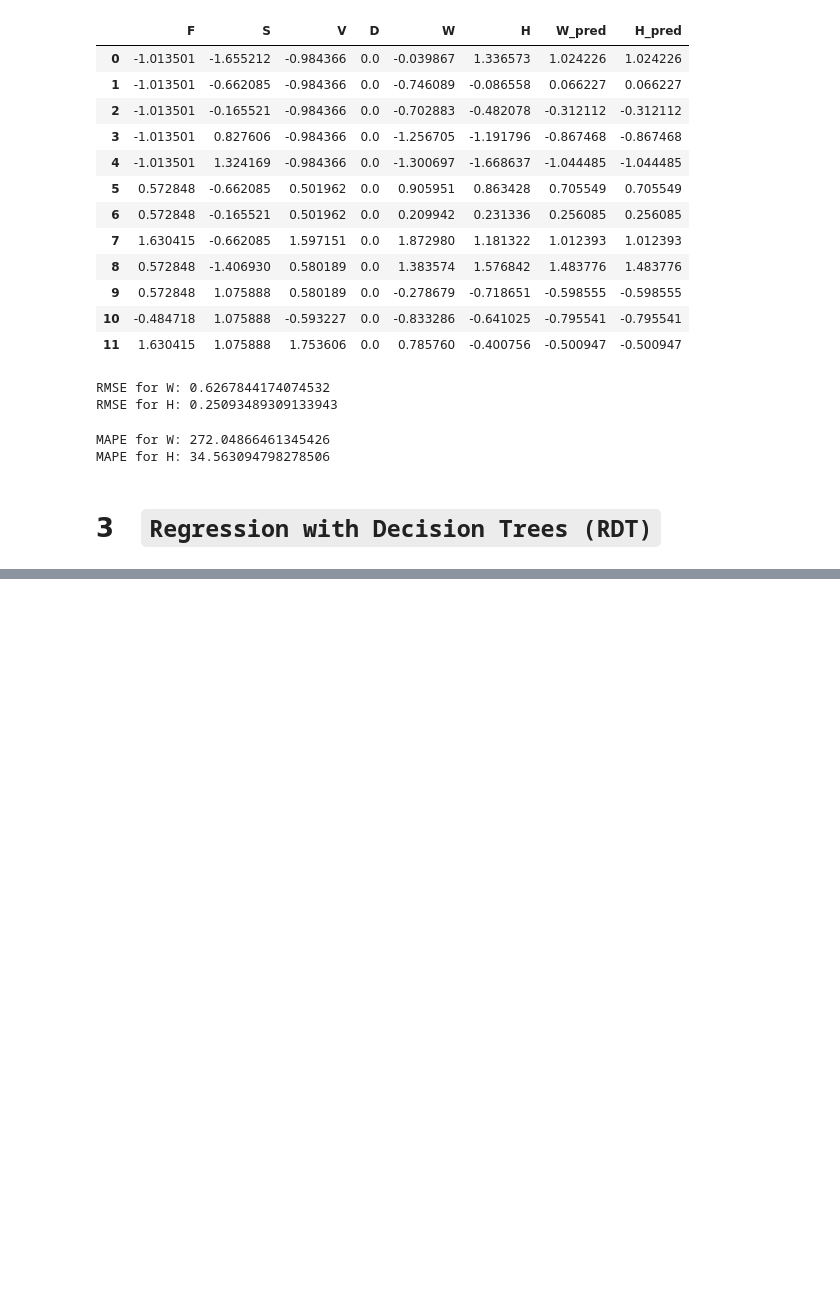
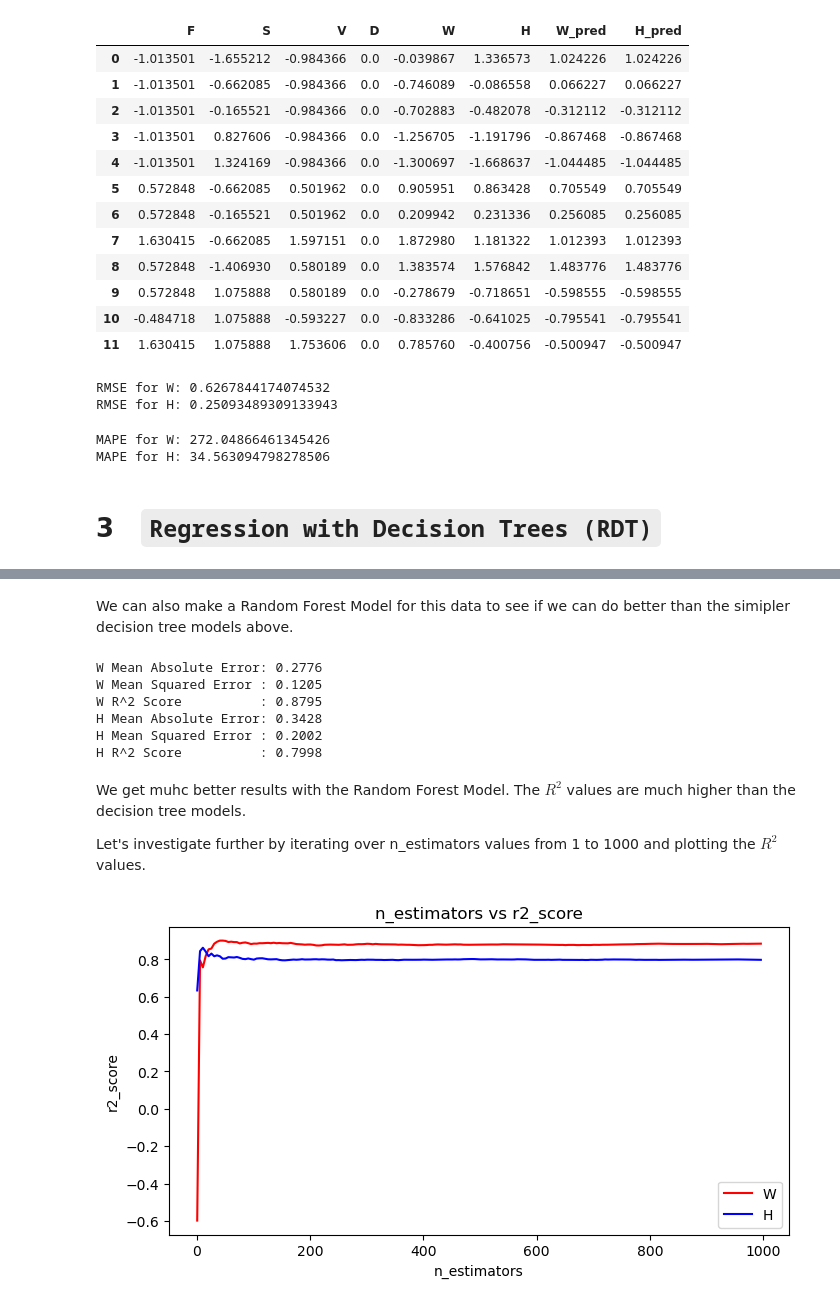
Before and after one commit to sokosaa/Machine-Learning-in-Mechanical-Engineering, a Jupyter notebook: HW3/HW3.ipynb, the cells around one changed output, grey strips where cells are left out. Cells and saved outputs as stored; diff of their text form; code cells hidden in the pictures; blank space fills up the shorter version.

```diff
--- a/HW3/HW3.ipynb
+++ b/HW3/HW3.ipynb
@@ -420,0 +568,54 @@ MAPE for H: 34.563094798278506
+# %% [markdown]
+We can also make a Random Forest Model for this data to see if we can do better than the simipler decision tree models above.
+# %%
+from sklearn.ensemble import RandomForestRegressor
+
+rfr_W = RandomForestRegressor(n_estimators=200, bootstrap=True, max_features='sqrt', random_state=42)
+rfr_H = RandomForestRegressor(n_estimators=200, bootstrap=True, max_features='sqrt', random_state=42)
+
+# fit
+rfr_W.fit(X_train, y_train_W)
+rfr_H.fit(X_train, y_train_H)
+
+# predict
+y_pred_W = rfr_W.predict(X_test)
+y_pred_H = rfr_H.predict(X_test)
+
+print(f"W Mean Absolute Error: {mean_absolute_error(y_test_W, y_pred_W):.4f}")
+print(f"W Mean Squared Error : {mean_squared_error(y_test_W, y_pred_W):.4f}")
+print(f"W R^2 Score          : {r2_score(y_test_W, y_pred_W):.4f}")
+
+print(f"H Mean Absolute Error: {mean_absolute_error(y_test_H, y_pred_H):.4f}")
+print(f"H Mean Squared Error : {mean_squared_error(y_test_H, y_pred_H):.4f}")
+print(f"H R^2 Score          : {r2_score(y_test_H, y_pred_H):.4f}")
+# %% [output]
+W Mean Absolute Error: 0.2776
+W Mean Squared Error : 0.1205
+W R^2 Score          : 0.8795
+H Mean Absolute Error: 0.3428
+H Mean Squared Error : 0.2002
+H R^2 Score          : 0.7998
+# %% [markdown]
+We get muhc better results with the Random Forest Model. The $R^2$ values are much higher than the decision tree models.
+
+Let's investigate further by iterating over n_estimators values from 1 to 1000 and plotting the $R^2$ values.
+# %%
+# create a list of n_estimators
+n_estimators = list(range(1, 1001, 5))
+
+# create an empty list to store r2 scores
+r2_scores_W = []
+r2_scores_H = []
+
+# loop over n_estimators
+for n in n_estimators:
+    rfr_W = RandomForestRegressor(n_estimators=n, bootstrap=True, max_features='sqrt', random_state=42)
+    rfr_H = RandomForestRegressor(n_estimators=n, bootstrap=True, max_features='sqrt', random_state=42)
+    rfr_W.fit(X_train, y_train_W)
+    rfr_H.fit(X_train, y_train_H)
+    y_pred_W = rfr_W.predict(X_test)
+    y_pred_H = rfr_H.predict(X_test)
+    r2_scores_W.append(r2_score(y_test_W, y_pred_W))
+    r2_scores_H.append(r2_score(y_test_H, y_pred_H))
+# %% [output]
+[figure, added]
```
Also changed, not shown: parts of 17 cells of this notebook, 1 other file.
